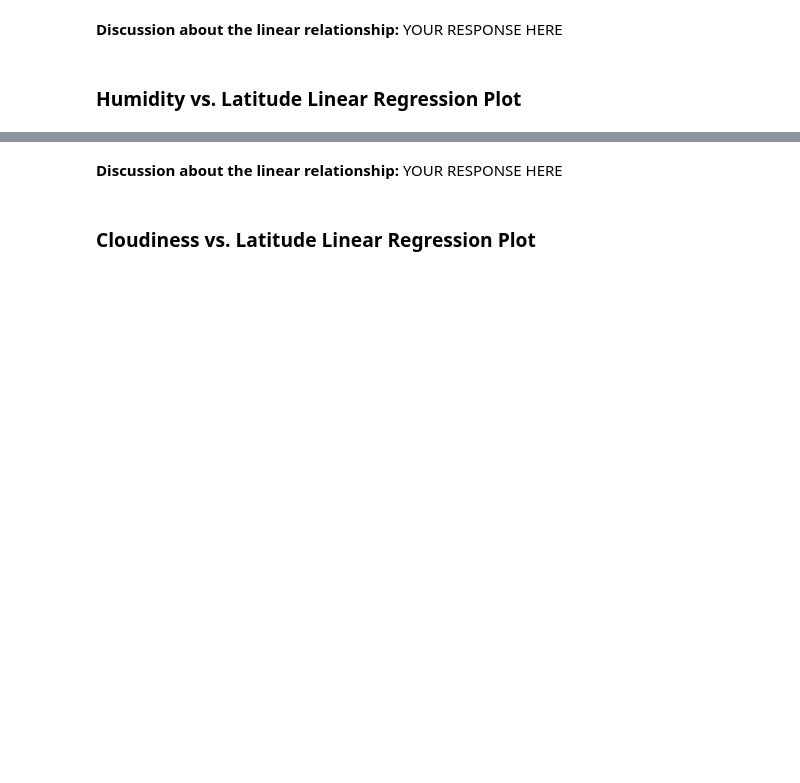
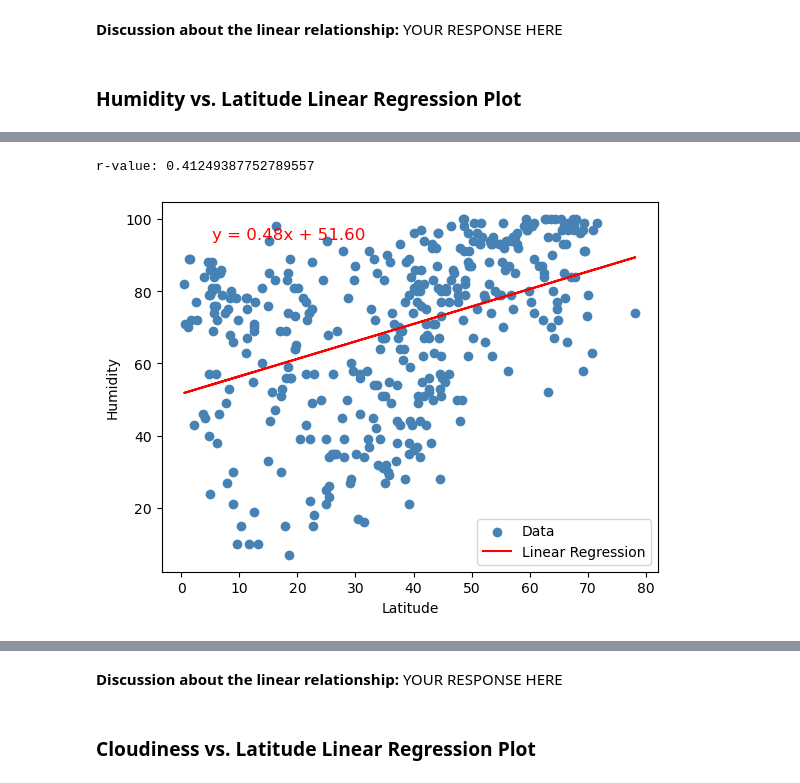
Before and after one commit to teelam1910/python-api-analysis, a Jupyter notebook: WeatherPy/WeatherPy (main).ipynb, the cells around one changed output, grey strips where cells are left out. Saved outputs shown, nothing was run; the diff lists cells and outputs as text; code cells hidden in the pictures; blank space fills up the shorter version.

```diff
--- a/WeatherPy/WeatherPy (main).ipynb
+++ b/WeatherPy/WeatherPy (main).ipynb
@@ -390,0 +404,9 @@ The r-value is: 0.0002808747046324607
+# %%
+# Northern Hemisphere
+x = northern_hemi_df.Lat
+y = northern_hemi_df['Humidity']
+title = 'Humidity'
+linear_reg(x,y, title)
+# %% [output]
+r-value: 0.41249387752789557
+[figure, added]
```
Also changed, not shown: parts of 27 cells of this notebook, 1 other file.
